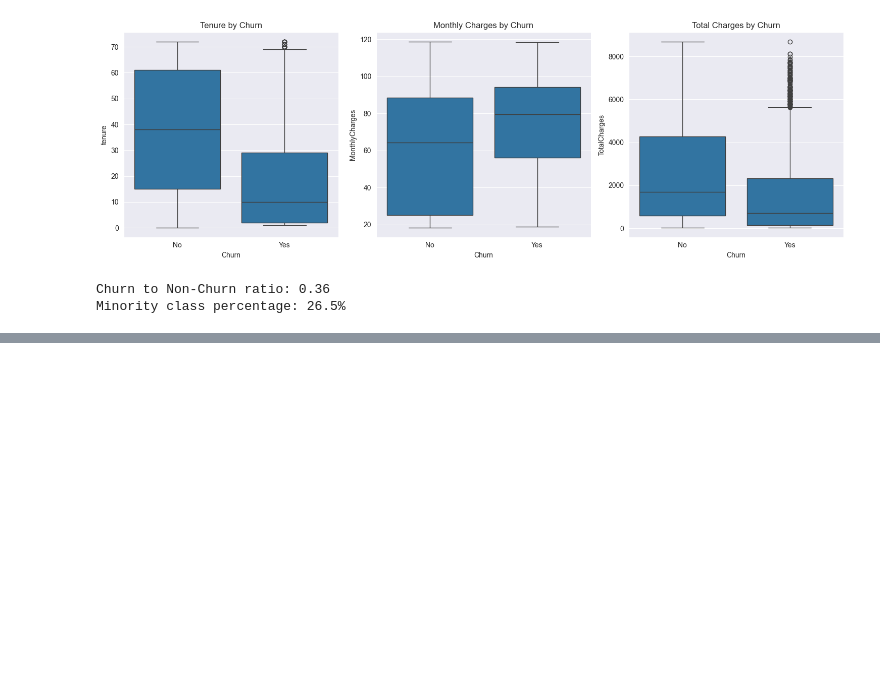
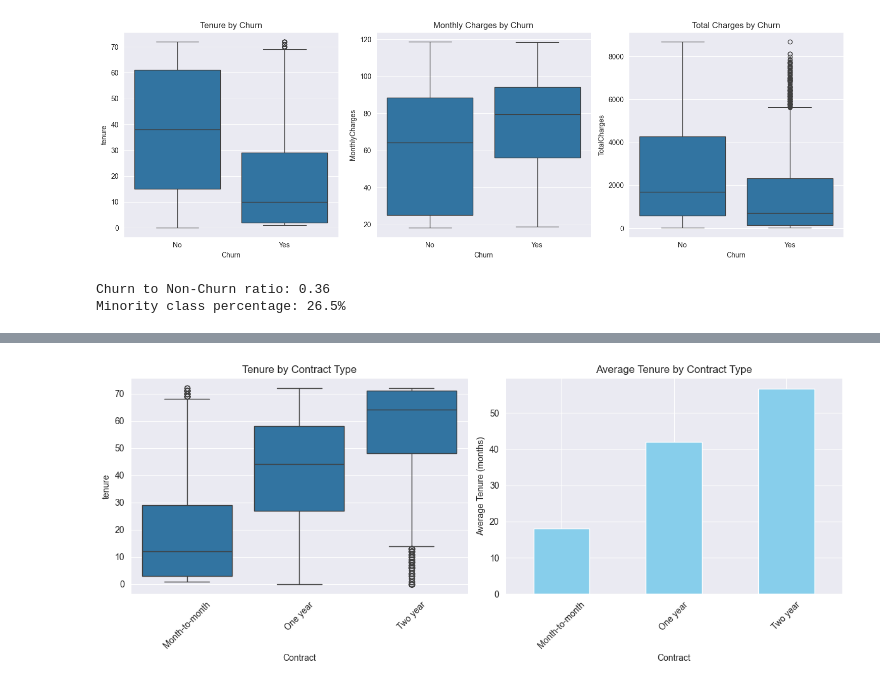
Before and after one commit to arosharandew/Machine-learning, a Jupyter notebook: data_exploration.ipynb, the cells around one changed output, grey strips where cells are left out. Cells and saved outputs as stored; diff of their text form; code cells hidden in the pictures; blank space fills up the shorter version.

```diff
--- a/data_exploration.ipynb
+++ b/data_exploration.ipynb
@@ -194,0 +266,19 @@ Minority class percentage: 26.5%
+# %%
+plt.figure(figsize=(12, 5))
+
+plt.subplot(1, 2, 1)
+sns.boxplot(x='Contract', y='tenure', data=df)
+plt.title('Tenure by Contract Type')
+plt.xticks(rotation=45)
+
+plt.subplot(1, 2, 2)
+contract_tenure = df.groupby('Contract')['tenure'].mean()
+contract_tenure.plot(kind='bar', color='skyblue')
+plt.title('Average Tenure by Contract Type')
+plt.ylabel('Average Tenure (months)')
+plt.xticks(rotation=45)
+
+plt.tight_layout()
+plt.show()
+# %% [output]
+[figure, added]
```
Also changed, not shown: parts of 7 cells of this notebook.
